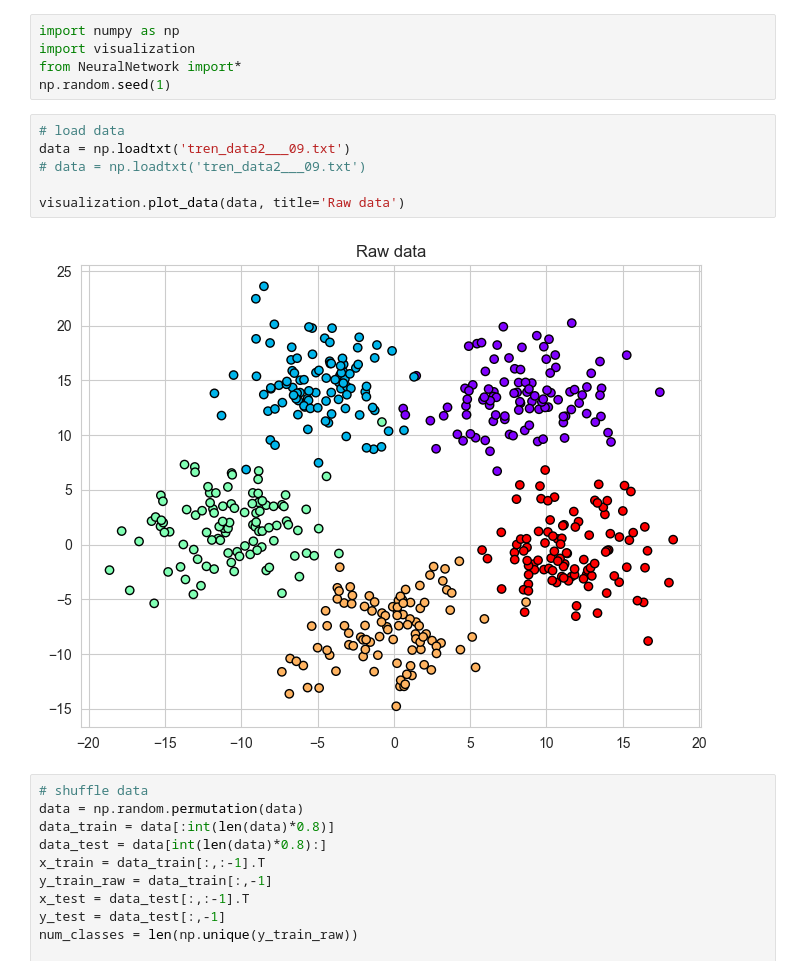
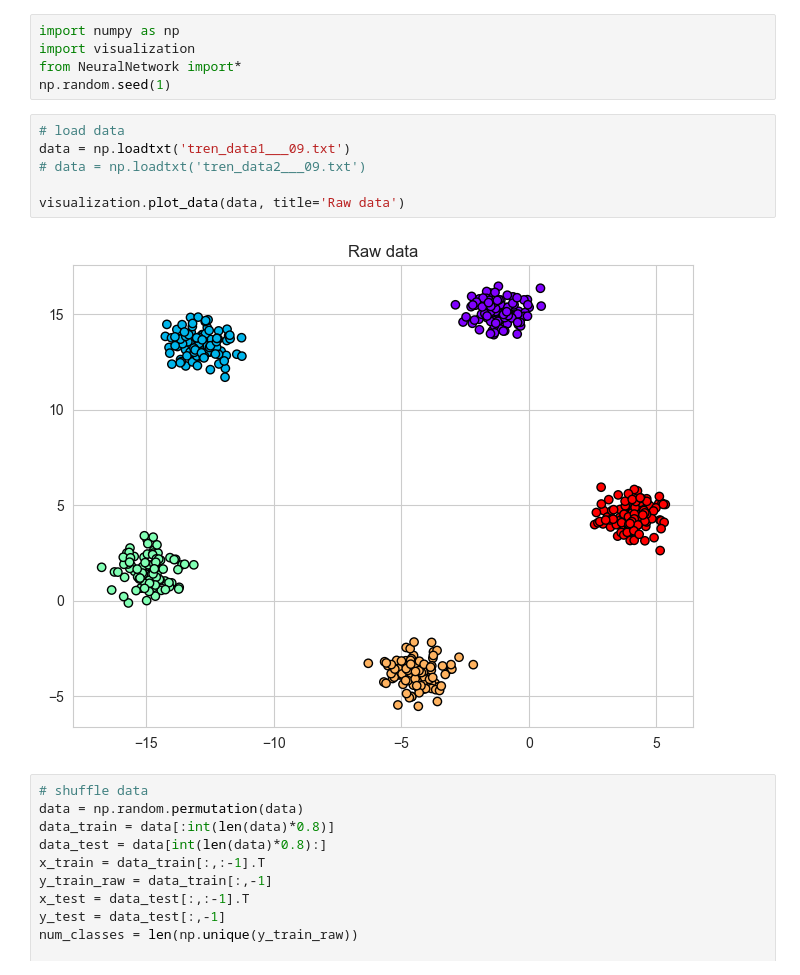
Before and after one commit to Jivl00/KKY_NSES, a Jupyter notebook: SP/showcase.ipynb, the cells around one changed output. Cells and saved outputs as stored; diff of their text form.

```diff
--- a/SP/showcase.ipynb
+++ b/SP/showcase.ipynb
@@ -5,12 +5,12 @@ from NeuralNetwork import*
 np.random.seed(1)
 # %%
 # load data
-data = np.loadtxt('tren_data2___09.txt')
+data = np.loadtxt('tren_data1___09.txt')
 # data = np.loadtxt('tren_data2___09.txt')
 
 visualization.plot_data(data, title='Raw data')
 # %% [output]
-[figure, old version]
+[figure, new version]
 # %%
 # shuffle data
 data = np.random.permutation(data)
```
Also changed, not shown: parts of 17 cells of this notebook, 2 other files.
